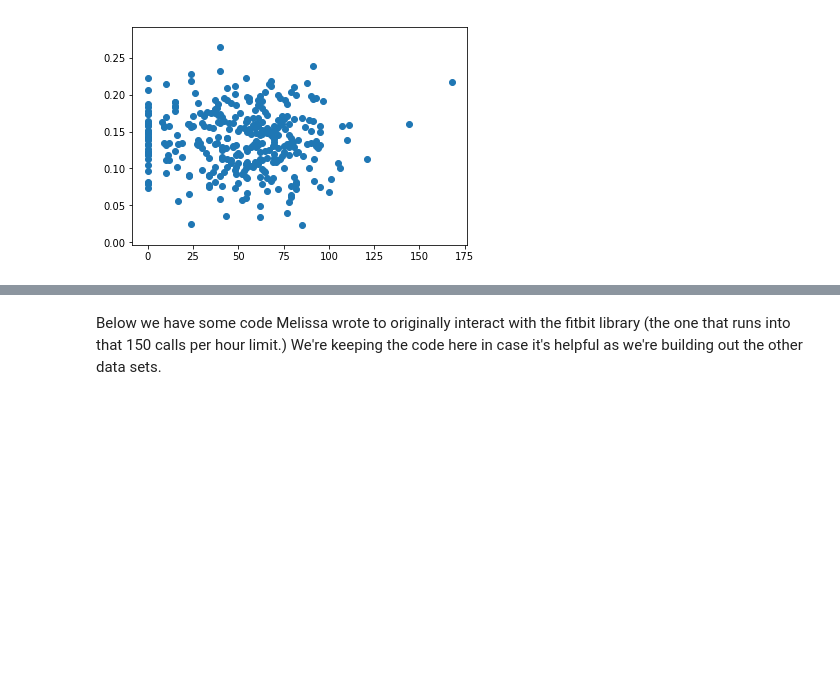
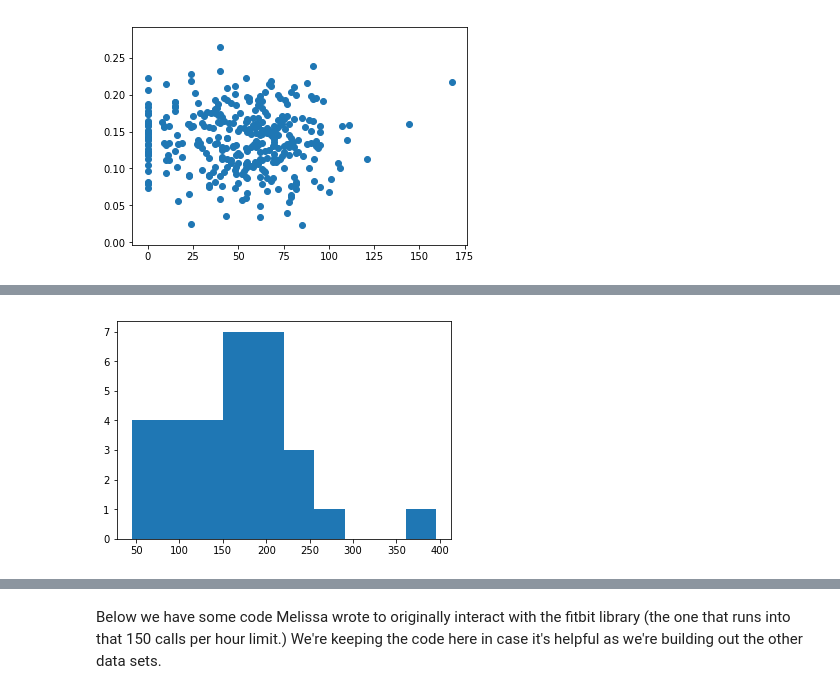
Before and after one commit to MelissaSmith12/fitbit-aggregator, a Jupyter notebook: fitbit messing around.ipynb, the cells around one changed output, grey strips where cells are left out. Cells and saved outputs as stored; diff of their text form; code cells hidden in the pictures; blank space fills up the shorter version.

```diff
--- a/fitbit messing around.ipynb
+++ b/fitbit messing around.ipynb
@@ -425,0 +527,5 @@ plt.show()
+# %%
+plt.hist(heart_df['Fat Burn_minutes'])
+plt.show()
+# %% [output]
+[figure, added]
```
Also changed, not shown: parts of 12 cells of this notebook.
